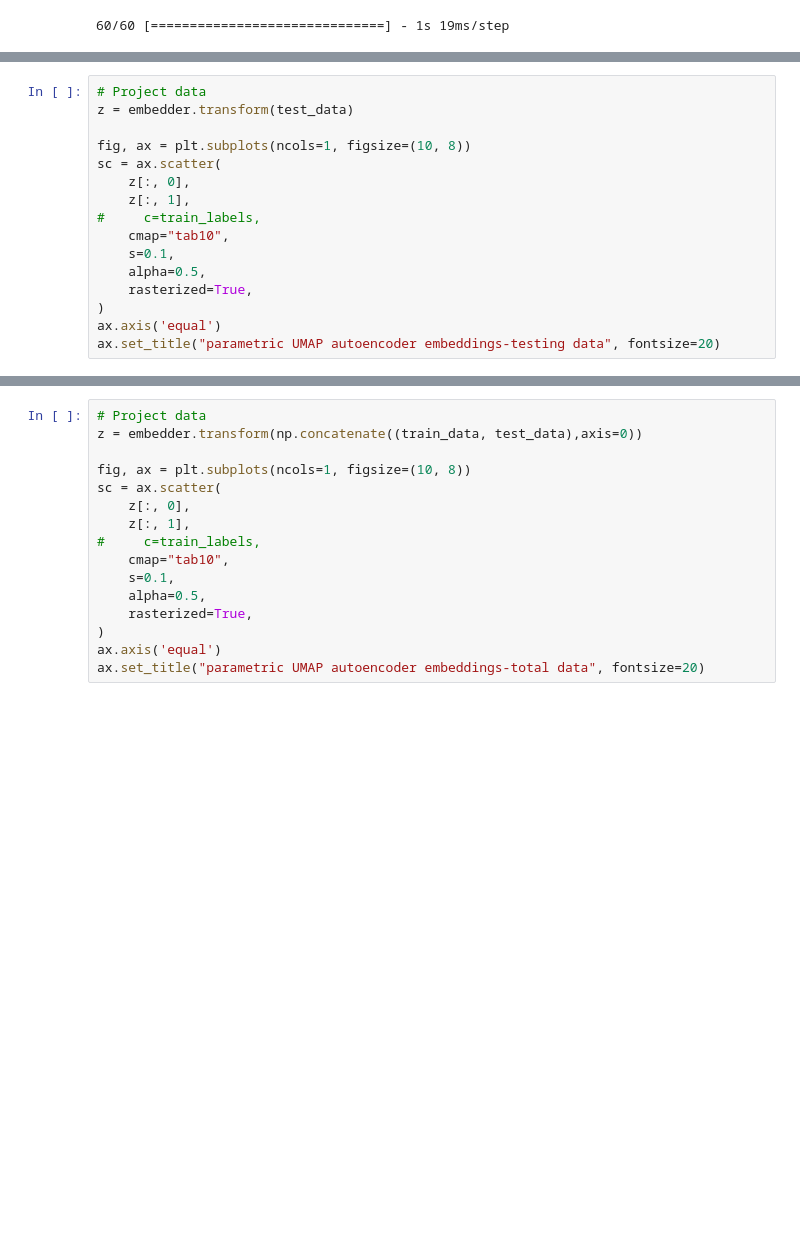
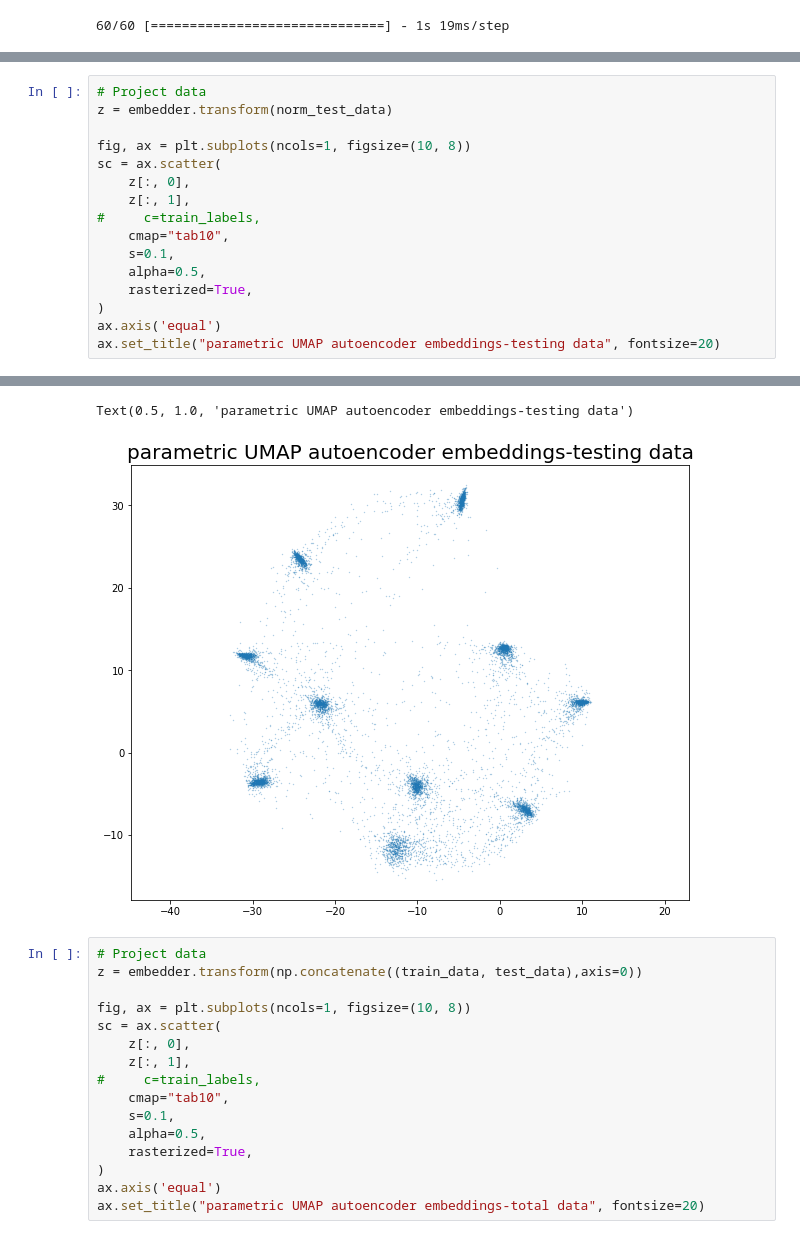
Before and after one commit to xianglinyang/DeepVisualInsight, a Jupyter notebook: DeepView/parametric_umap_AE.ipynb, the cells around one changed output, grey strips where cells are left out. Cells and saved outputs as stored; diff of their text form; blank space fills up the shorter version.

Commit message:
add more features to parametric umap autoencoder

```diff
--- a/DeepView/parametric_umap_AE.ipynb
+++ b/DeepView/parametric_umap_AE.ipynb
@@ -309,6 +387,6 @@ ax.set_title("parametric UMAP autoencoder embeddings-training data", fontsize=20
 # %%
 # Project data
-z = embedder.transform(test_data)
+z = embedder.transform(norm_test_data)
 
 fig, ax = plt.subplots(ncols=1, figsize=(10, 8))
 sc = ax.scatter(
@@ -322,3 +400,4 @@ sc = ax.scatter(
 )
 ax.axis('equal')
 ax.set_title("parametric UMAP autoencoder embeddings-testing data", fontsize=20)
+# %% [output]
@@ -325,3 +405,5 @@ ax.set_title("parametric UMAP autoencoder embeddings-testing data", fontsize=20)
+Text(0.5, 1.0, 'parametric UMAP autoencoder embeddings-testing data')
+[figure, added]
 # %%
 # Project data
 z = embedder.transform(np.concatenate((train_data, test_data),axis=0))
```
Also changed, not shown: parts of 25 cells of this notebook.
